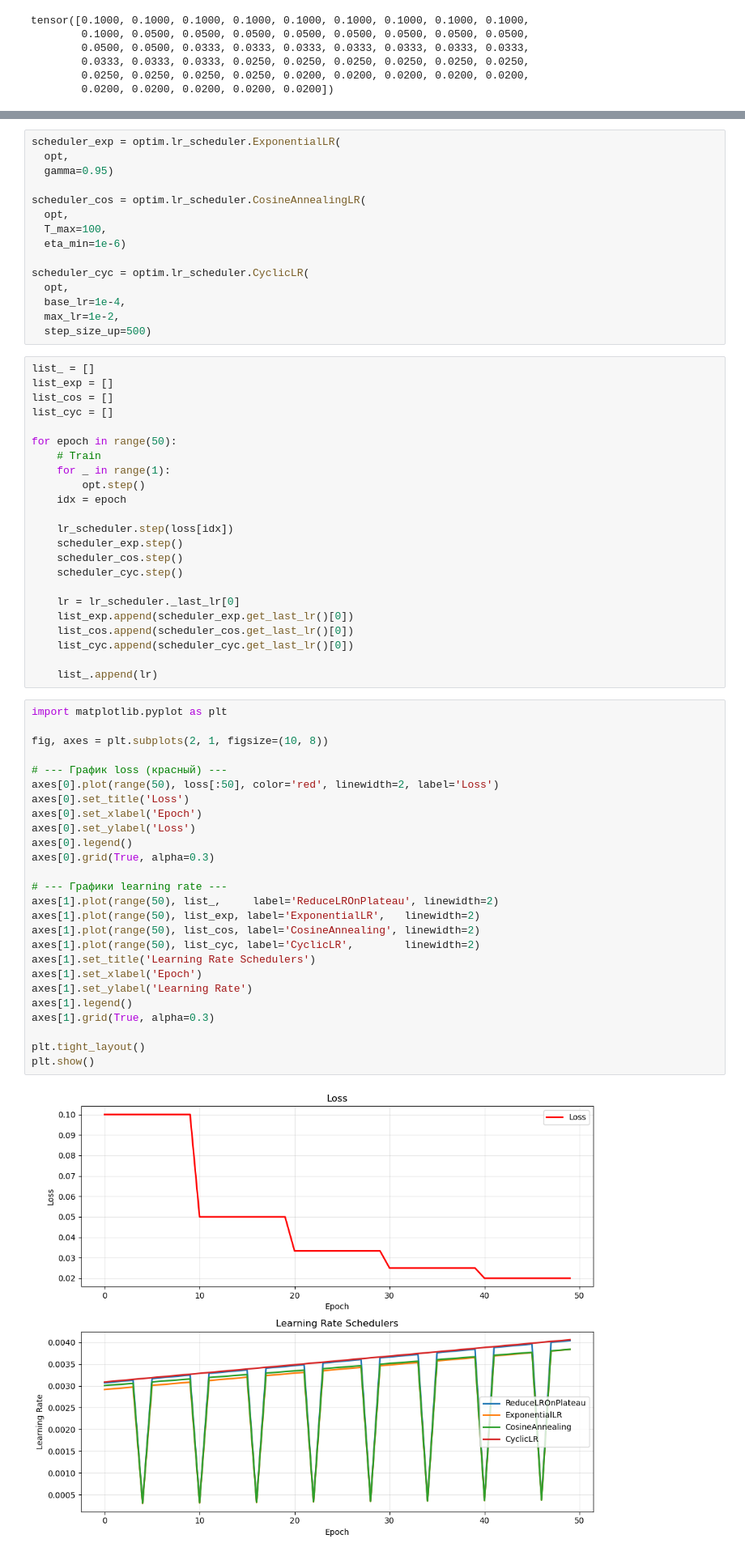
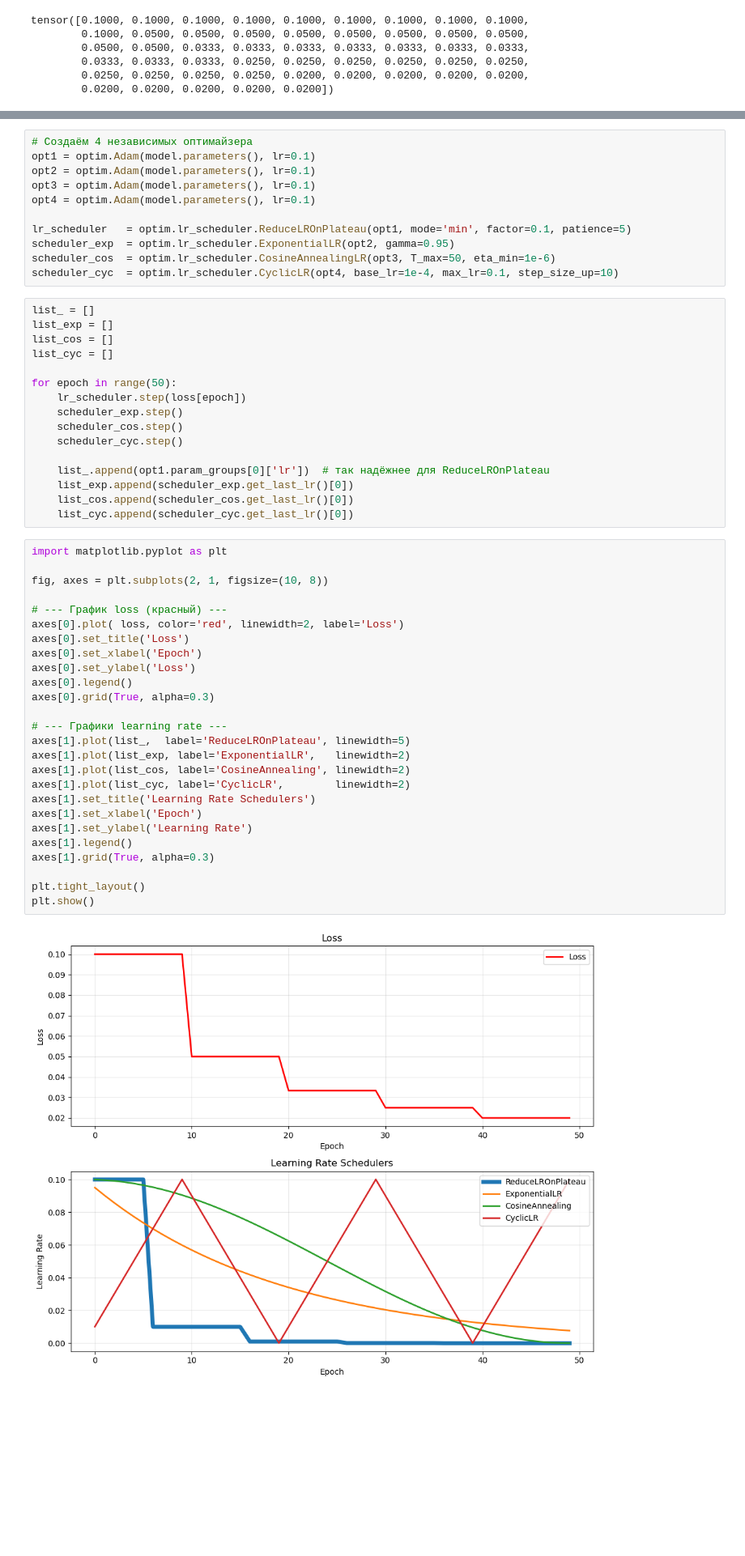
Before and after one commit to spare1the1governor/PyTorch-study-2026, a Jupyter notebook: day5_cheduler.ipynb, the cells around one changed output, grey strips where cells are left out. Shown at 81% size. Drawn from its saved outputs; the diff is of its cells as text; blank space fills up the shorter version.

```diff
--- a/day5_cheduler.ipynb
+++ b/day5_cheduler.ipynb
@@ -43,18 +36,14 @@ lr_scheduler =  optim.lr_scheduler.ReduceLROnPlateau( optimizer = opt, #опти
 # %%
-scheduler_exp = optim.lr_scheduler.ExponentialLR(
-  opt,
-  gamma=0.95)
+# Создаём 4 независимых оптимайзера
+opt1 = optim.Adam(model.parameters(), lr=0.1)
+opt2 = optim.Adam(model.parameters(), lr=0.1)
+opt3 = optim.Adam(model.parameters(), lr=0.1)
+opt4 = optim.Adam(model.parameters(), lr=0.1)
 
-scheduler_cos = optim.lr_scheduler.CosineAnnealingLR(
-  opt,
-  T_max=100,
-  eta_min=1e-6)
-
-scheduler_cyc = optim.lr_scheduler.CyclicLR(
-  opt,
-  base_lr=1e-4,
-  max_lr=1e-2,
-  step_size_up=500)
+lr_scheduler   = optim.lr_scheduler.ReduceLROnPlateau(opt1, mode='min', factor=0.1, patience=5)
+scheduler_exp  = optim.lr_scheduler.ExponentialLR(opt2, gamma=0.95)
+scheduler_cos  = optim.lr_scheduler.CosineAnnealingLR(opt3, T_max=50, eta_min=1e-6)
+scheduler_cyc  = optim.lr_scheduler.CyclicLR(opt4, base_lr=1e-4, max_lr=0.1, step_size_up=10)
 # %%
 list_ = []
 list_exp = []
@@ -62,47 +51,40 @@ list_cos = []
 list_cyc = []
 
 for epoch in range(50):
-    # Train
-    for _ in range(1):
-        opt.step()
-    idx = epoch
-
-    lr_scheduler.step(loss[idx])
+    lr_scheduler.step(loss[epoch])
     scheduler_exp.step()
     scheduler_cos.step()
     scheduler_cyc.step()
 
-    lr = lr_scheduler._last_lr[0]
+    list_.append(opt1.param_groups[0]['lr'])  # так надёжнее для ReduceLROnPlateau
     list_exp.append(scheduler_exp.get_last_lr()[0])
     list_cos.append(scheduler_cos.get_last_lr()[0])
     list_cyc.append(scheduler_cyc.get_last_lr()[0])
-
-    list_.append(lr)
 # %%
 import matplotlib.pyplot as plt
 
 fig, axes = plt.subplots(2, 1, figsize=(10, 8))
 
 # --- График loss (красный) ---
-axes[0].plot(range(50), loss[:50], color='red', linewidth=2, label='Loss')
+axes[0].plot( loss, color='red', linewidth=2, label='Loss')
 axes[0].set_title('Loss')
 axes[0].set_xlabel('Epoch')
 axes[0].set_ylabel('Loss')
 axes[0].legend()
 axes[0].grid(True, alpha=0.3)
 
 # --- Графики learning rate ---
-axes[1].plot(range(50), list_,     label='ReduceLROnPlateau', linewidth=2)
-axes[1].plot(range(50), list_exp, label='ExponentialLR',   linewidth=2)
-axes[1].plot(range(50), list_cos, label='CosineAnnealing', linewidth=2)
-axes[1].plot(range(50), list_cyc, label='CyclicLR',        linewidth=2)
+axes[1].plot(list_,  label='ReduceLROnPlateau', linewidth=5)
+axes[1].plot(list_exp, label='ExponentialLR',   linewidth=2)
+axes[1].plot(list_cos, label='CosineAnnealing', linewidth=2)
+axes[1].plot(list_cyc, label='CyclicLR',        linewidth=2)
 axes[1].set_title('Learning Rate Schedulers')
 axes[1].set_xlabel('Epoch')
 axes[1].set_ylabel('Learning Rate')
 axes[1].legend()
 axes[1].grid(True, alpha=0.3)
 
 plt.tight_layout()
 plt.show()
 # %% [output]
-[figure, old version]
+[figure, new version]
```
Also changed, not shown: parts of 2 cells of this notebook, 1 other file.
